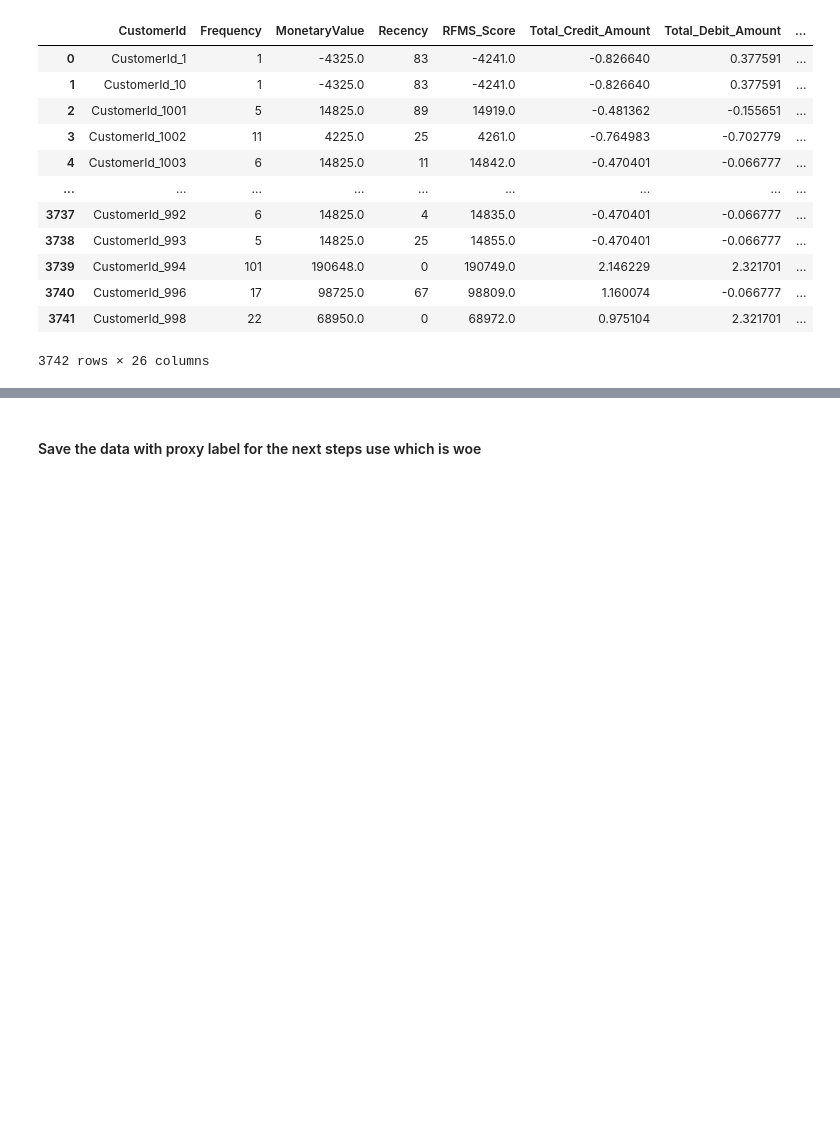
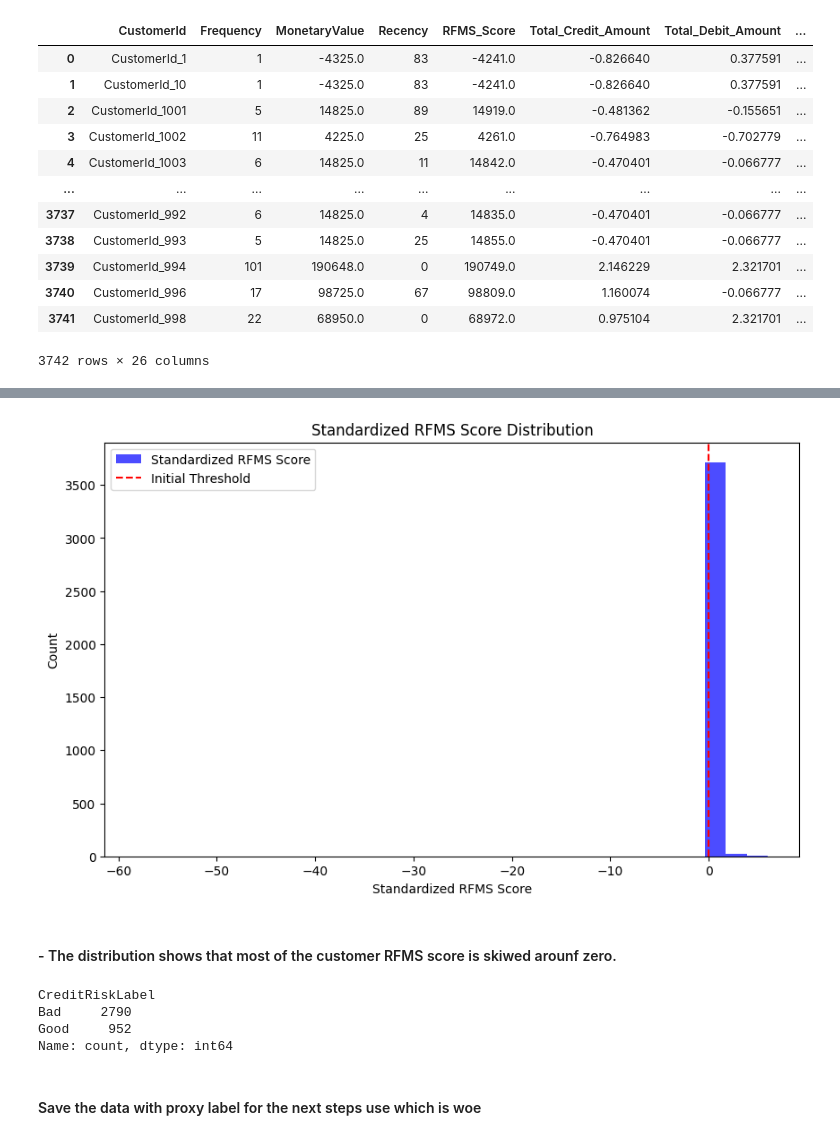
Before and after one commit to Marta233/Credit_Score, a Jupyter notebook: notebook/RFMS.ipynb, the cells around one changed output, grey strips where cells are left out. Cells and saved outputs as stored; diff of their text form; code cells hidden in the pictures; blank space fills up the shorter version.

```diff
--- a/notebook/RFMS.ipynb
+++ b/notebook/RFMS.ipynb
@@ -93,3 +103,16 @@ RFMS.plot_creditrisklabel()
+# %%
+RFMS.Plot_RFMS_distribution()
+# %% [output]
+[figure, added]
+# %% [markdown]
+#### - The distribution shows that most of the customer RFMS score is skiwed arounf zero.
+# %%
+df['CreditRiskLabel'].value_counts()
+# %% [output]
+CreditRiskLabel
+Bad     2790
+Good     952
+Name: count, dtype: int64
 # %% [markdown]
 #### Save the data with proxy label for the next steps use which is woe
 # %%
```
Also changed, not shown: parts of 5 cells of this notebook, 11 other files.
